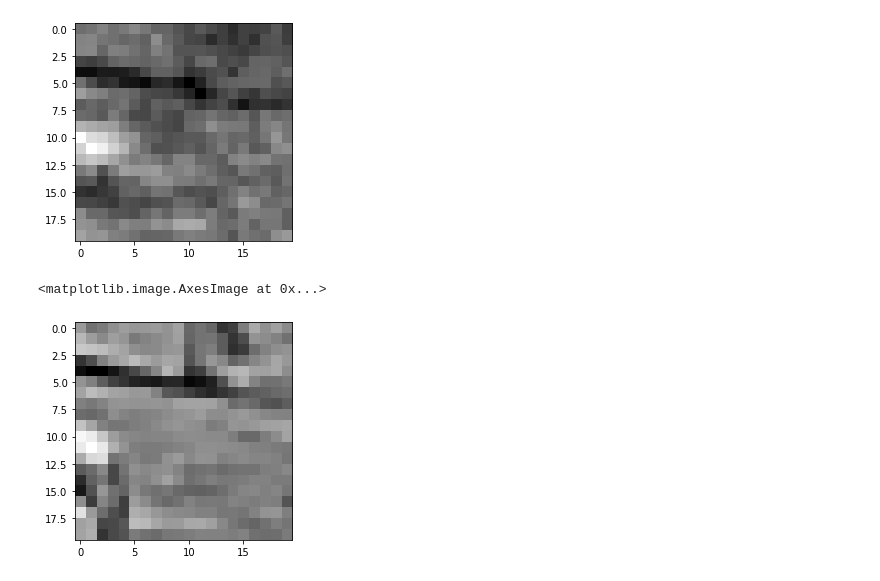
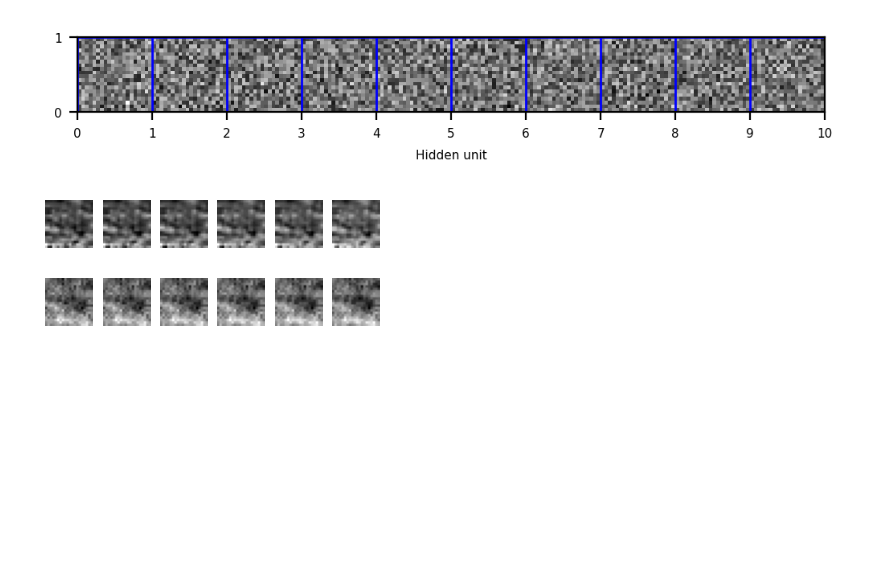
Before and after one commit to sebbkw/rnn, a Jupyter notebook: train_network.ipynb, the cells around one changed output. Drawn from its saved outputs; the diff is of its cells as text; code cells hidden in the pictures; blank space fills up the shorter version.

Commit message:
Add save functionality

```diff
--- a/train_network.ipynb
+++ b/train_network.ipynb
@@ -142,11 +134,13 @@ def plot_input_weights (model, hidden_units, title=""):
     ax.grid(which='major', color='b', linestyle='-', linewidth=1)
     ax.set_title(title, size=font_size_title)
 # %%
-model = RNN_Network(hidden_units = 100)
+model = RNN_Network(hidden_units = 400)
 model = model.to(DEVICE)
 
-n_epochs = 100
-lr=0.001
+loss_history = []
+
+n_epochs = 2
+lr=3e-4
 
 criterion = nn.MSELoss()
 optimizer = torch.optim.Adam(model.parameters(), lr=lr)
@@ -163,7 +157,9 @@ for epoch in range(1, n_epochs + 1):
         nn.utils.clip_grad_value_(model.parameters(), clip_value=1.0)  #Gradient Value Clipping
         optimizer.step()
 
+        loss_history.append(loss)
+
     print('Epoch: {}/{}.............'.format(epoch, n_epochs), end=' ')
     print("Loss: {:.4f}".format(loss.item()))
 
-plot_input_weights(model, hidden_units = 10)
+model.save()
@@ -170,16 +169,25 @@ plot_input_weights(model, hidden_units = 10)
-# %%
-x, y = train_dataset[0]
-pred = torch.squeeze(model(torch.unsqueeze(x, 0)), 0)
-
-im_n = -1
-
-im_pred = pred[im_n].view(20, 20).detach().numpy()
-im_y = y[im_n].view(20, 20).detach().numpy()
-
-plt.imshow(im_pred, cmap='gray')
-plt.show()
-plt.imshow(im_y, cmap='gray')
-# %% [output]
-[figure, removed]
-<matplotlib.image.AxesImage at 0x...>
-[figure, removed]
+# %%
+plot_input_weights(model, hidden_units = 10)
+
+x, y = train_dataset[6]
+x = x.to(DEVICE)
+y = y.to(DEVICE)
+pred = torch.squeeze(model(torch.unsqueeze(x, 0)), 0)
+
+fig, axes = plt.subplots(1, T_STEPS+1)
+for i in range(T_STEPS+1):
+    im_y = y[i].view(20, 20).detach().cpu().numpy()
+    axes[i].imshow(im_y, cmap='gray')
+    axes[i].axis('off')
+plt.show()
+
+fig, axes = plt.subplots(1, T_STEPS+1)
+for i in range(T_STEPS+1):
+    im_pred = pred[i].view(20, 20).detach().cpu().numpy()
+    axes[i].imshow(im_pred, cmap='gray')
+    axes[i].axis('off')
+plt.show()
+# %% [output]
+[figure, added]
+[figure, added]
+[figure, added]
```
Also changed, not shown: parts of 6 cells of this notebook, 2 other files.
